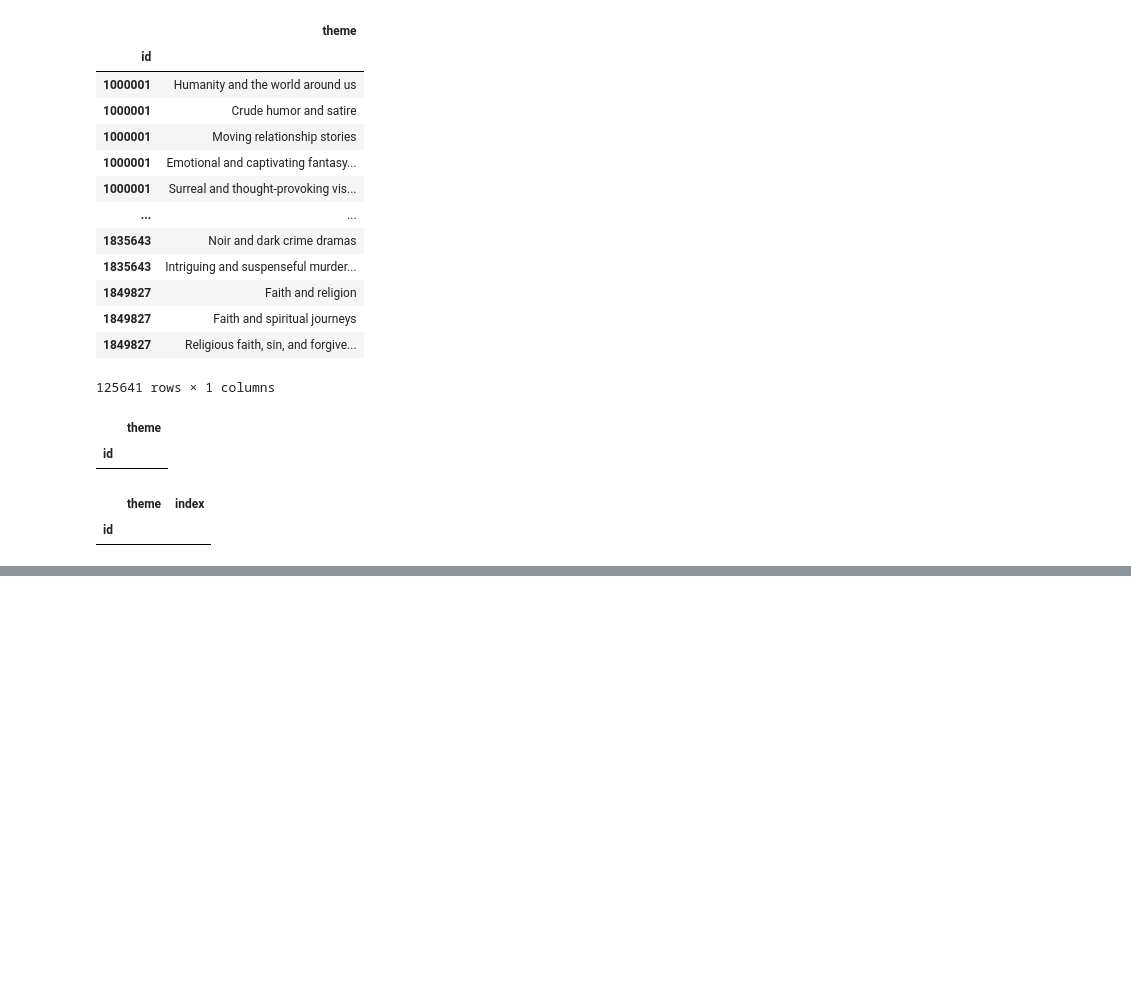
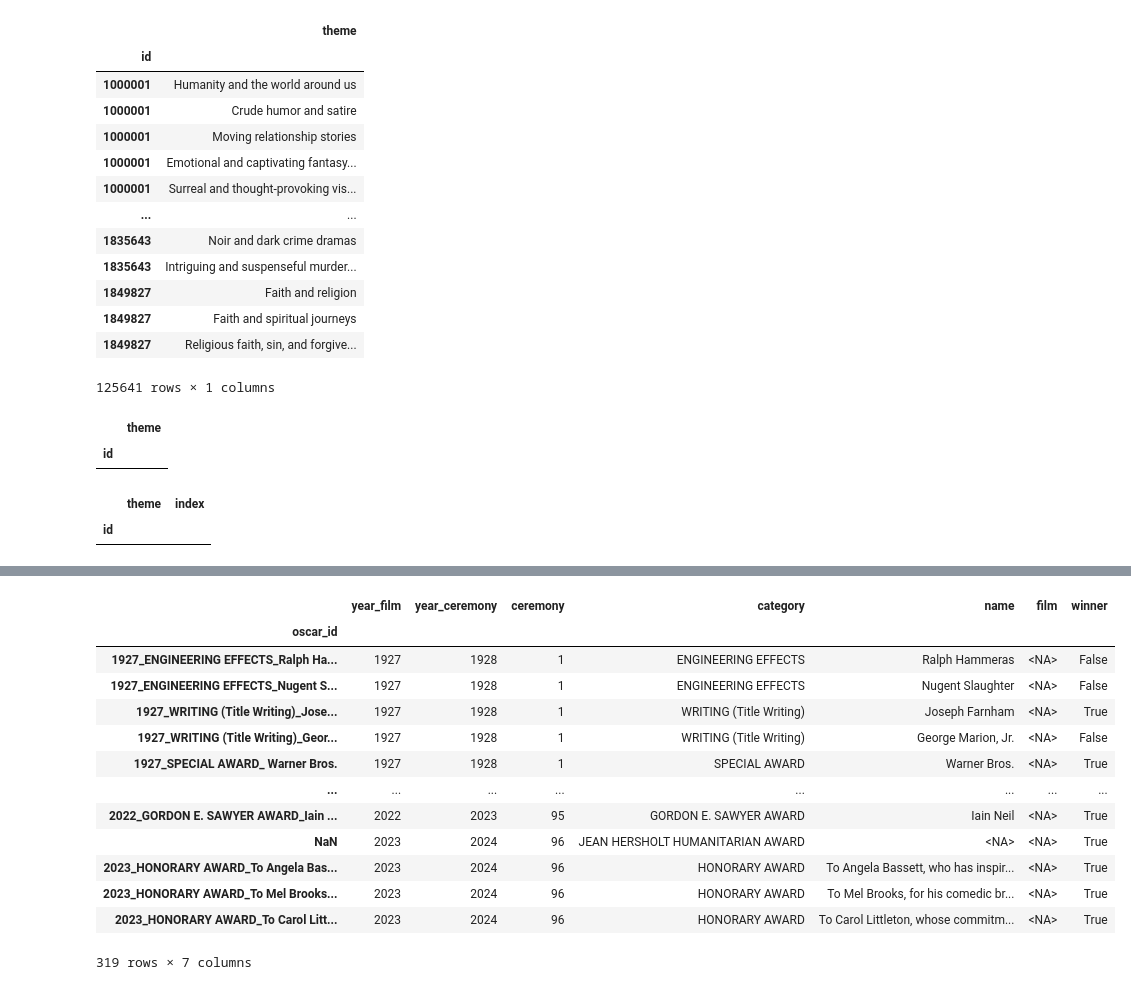
Before and after one commit to SacchettiLorenzo/IUMTWEB_DataAnalysis, a Jupyter notebook: data cleaning/DataCleaning.ipynb, the cells around one changed output, grey strips where cells are left out. Drawn from its saved outputs; the diff is of its cells as text; code cells hidden in the pictures; blank space fills up the shorter version.

```diff
--- a/data cleaning/DataCleaning.ipynb
+++ b/data cleaning/DataCleaning.ipynb
@@ -811,0 +940,4 @@ themes_df.loc[themes_df.duplicated(subset=['index','theme'])]
+# %%
+oscar_awards_df['category'] = oscar_awards_df['category'].astype(pd.StringDtype())
+oscar_awards_df['name'] = oscar_awards_df['name'].astype(pd.StringDtype())
+oscar_awards_df['film'] = oscar_awards_df['film'].astype(pd.StringDtype())
@@ -811,0 +967,17 @@ themes_df.loc[themes_df.duplicated(subset=['index','theme'])]
+# %%
+oscar_awards_df.loc[oscar_awards_df.isna().any(axis=1)]
+# %% [output]
+|  | year_film | year_ceremony | ceremony | category | name | film | winner |
+| oscar_id |  |  |  |  |  |  |  |
+| 1927_ENGINEERING EFFECTS_Ralph Ha... | 1927 | 1928 | 1 | ENGINEERING EFFECTS | Ralph Hammeras | <NA> | False |
+| 1927_ENGINEERING EFFECTS_Nugent S... | 1927 | 1928 | 1 | ENGINEERING EFFECTS | Nugent Slaughter | <NA> | False |
+| 1927_WRITING (Title Writing)_Jose... | 1927 | 1928 | 1 | WRITING (Title Writing) | Joseph Farnham | <NA> | True |
+| 1927_WRITING (Title Writing)_Geor... | 1927 | 1928 | 1 | WRITING (Title Writing) | George Marion, Jr. | <NA> | False |
+| 1927_SPECIAL AWARD_ Warner Bros. | 1927 | 1928 | 1 | SPECIAL AWARD | Warner Bros. | <NA> | True |
+| ... | ... | ... | ... | ... | ... | ... | ... |
+| 2022_GORDON E. SAWYER AWARD_Iain ... | 2022 | 2023 | 95 | GORDON E. SAWYER AWARD | Iain Neil | <NA> | True |
+| NaN | 2023 | 2024 | 96 | JEAN HERSHOLT HUMANITARIAN AWARD | <NA> | <NA> | True |
+| 2023_HONORARY AWARD_To Angela Bas... | 2023 | 2024 | 96 | HONORARY AWARD | To Angela Bassett, who has inspir... | <NA> | True |
+| 2023_HONORARY AWARD_To Mel Brooks... | 2023 | 2024 | 96 | HONORARY AWARD | To Mel Brooks, for his comedic br... | <NA> | True |
+| 2023_HONORARY AWARD_To Carol Litt... | 2023 | 2024 | 96 | HONORARY AWARD | To Carol Littleton, whose commitm... | <NA> | True |
+319 rows × 7 columns
```
Also changed, not shown: parts of 17 cells of this notebook, 1 other file.
